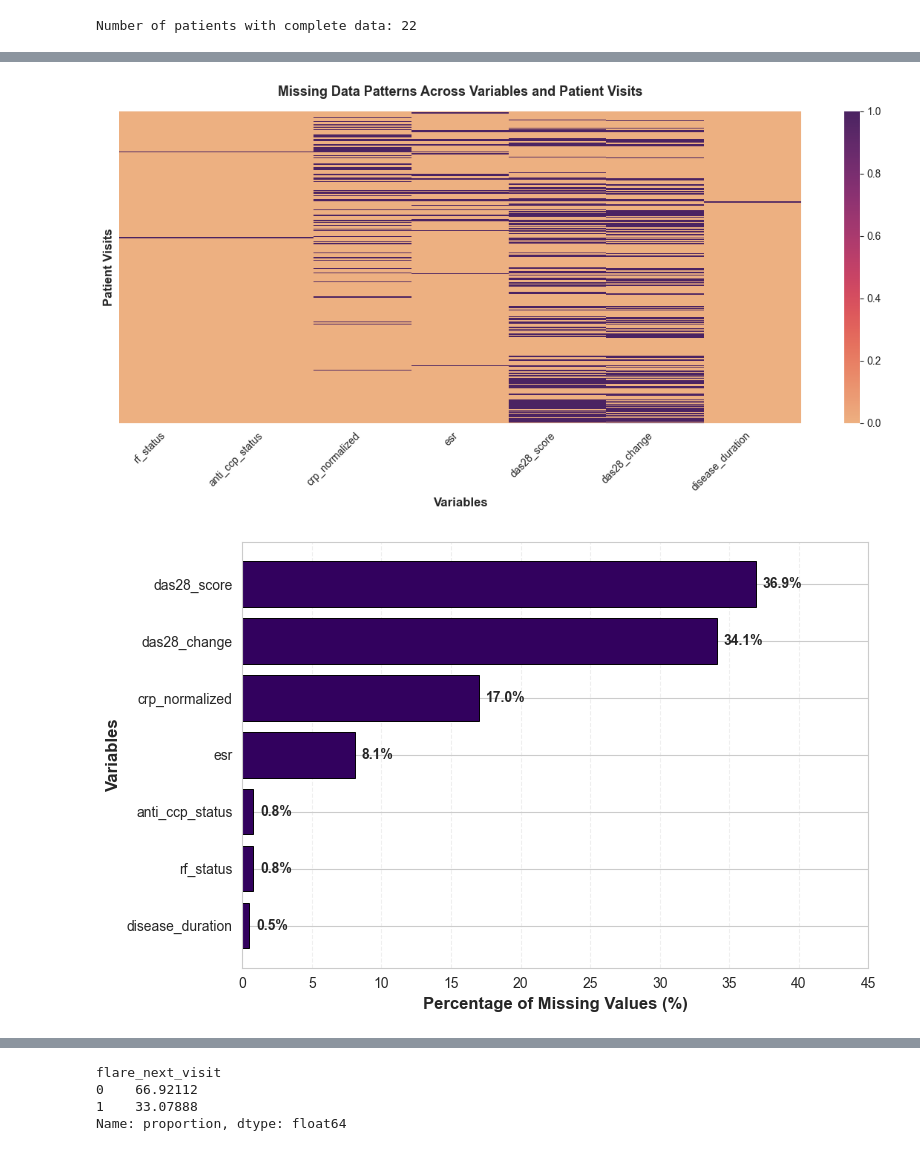
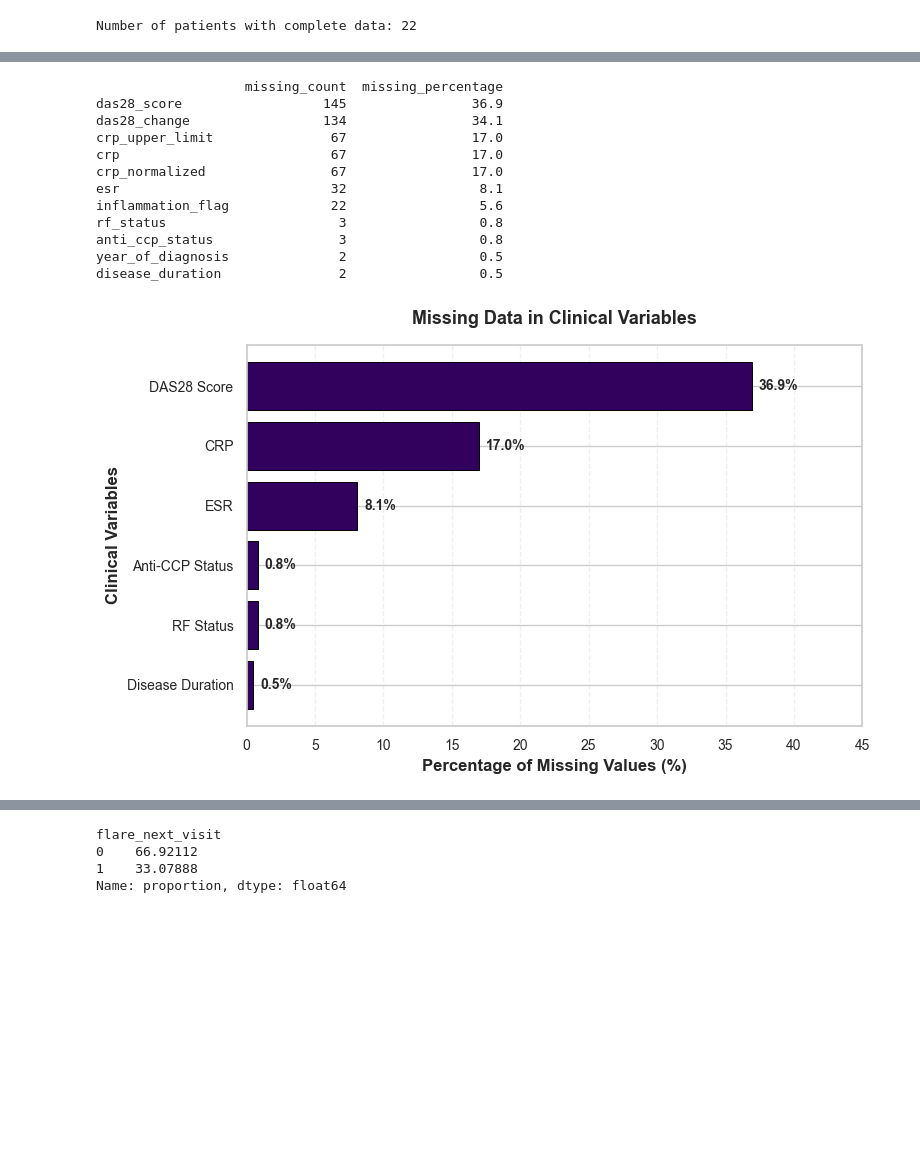
Before and after one commit to konnatzeik/Master_Thesis, a Jupyter notebook: notebooks/01_EDA.ipynb, the cells around one changed output, grey strips where cells are left out. Cells and saved outputs as stored; diff of their text form; code cells hidden in the pictures; blank space fills up the shorter version.

```diff
--- a/notebooks/01_EDA.ipynb
+++ b/notebooks/01_EDA.ipynb
@@ -218,47 +118,67 @@ Rows removed: 50
-# %%
-#Heatmap of missing data patterns for the dataset's variables
-
-missing_data_variables = [
-    'rf_status',
-    'anti_ccp_status',
-    'crp_normalized',
-    'esr',
-    'das28_score',
-    'das28_change',
-    'disease_duration'
-]
-
-plt.figure(figsize=(12, 6))
-sns.heatmap(df_cleaned[list(missing_data_variables)].isnull(), cbar=True, cmap='flare', yticklabels=False)
-plt.title('Missing Data Patterns Across Variables and Patient Visits', fontsize=13, fontweight='bold', pad=15)
-plt.xlabel('Variables', fontsize=12, fontweight='bold')
-plt.xticks(rotation=45, ha='right')
-plt.ylabel('Patient Visits', fontsize=12, fontweight='bold')
-plt.tight_layout()
-plt.show()
-# %% [output]
-[figure, removed]
 # %%
+missing_count = df_cleaned.isnull().sum()
+missing_percentage = (df_cleaned.isnull().mean() * 100).round(1)
+
+#Summary Table
+missing_table = pd.DataFrame({
+    'missing_count': missing_count,
+    'missing_percentage': missing_percentage
+    }).sort_values(by='missing_percentage', ascending=False)
+
+print(missing_table[missing_table['missing_percentage'] > 0])
+
+
+missing_data_variables = [
+    'rf_status',
+    'anti_ccp_status',
+    'crp_normalized',
+    'esr',
+    'das28_score',
+    'disease_duration'
+]
+
+labels={
+    'rf_status': 'RF Status',
+    'anti_ccp_status': 'Anti-CCP Status',
+    'crp_normalized': 'CRP',
+    'esr': 'ESR',
+    'das28_score': 'DAS28 Score',
+    'disease_duration': 'Disease Duration'
+}
 # Barplot of missing percentages
 plt.figure(figsize=(8, 5))
-
 missing_plot = (missing_table.loc[missing_table.index.isin(missing_data_variables)]
                 .sort_values(by='missing_percentage', ascending=True))
 bars = plt.barh(missing_plot.index, missing_plot['missing_percentage'], color="#32015EFF", edgecolor='black', linewidth=0.7)
+
+sorted_raw_indices = missing_plot.index
+y_labels = [labels.get(var, var) for var in sorted_raw_indices]
+
+plt.yticks(range(len(sorted_raw_indices)), y_labels, fontsize=10)
 
 for bar in bars:
     width = bar.get_width()
     plt.text(width + 0.5, bar.get_y() + bar.get_height()/2,
              f'{width:.1f}%', va='center', fontweight='bold', fontsize=10)
-
+plt.title('Missing Data in Clinical Variables', fontsize=13, fontweight='bold', pad=15)
 plt.xlabel('Percentage of Missing Values (%)', fontsize=12, fontweight='bold')
-plt.ylabel('Variables', fontsize=12, fontweight='bold')
+plt.ylabel('Clinical Variables', fontsize=12, fontweight='bold')
 plt.gca().tick_params(axis='x', labelsize=10)
-plt.gca().tick_params(axis='y', labelsize=10)
 plt.grid(axis='x', alpha=0.3, linestyle='--')
 plt.xlim(0, 45)
-
 plt.tight_layout()
 plt.show()
 # %% [output]
+                   missing_count  missing_percentage
+das28_score                  145                36.9
+das28_change                 134                34.1
+crp_upper_limit               67                17.0
+crp                           67                17.0
+crp_normalized                67                17.0
+esr                           32                 8.1
+inflammation_flag             22                 5.6
+rf_status                      3                 0.8
+anti_ccp_status                3                 0.8
+year_of_diagnosis              2                 0.5
+disease_duration               2                 0.5
-[figure, old version]
+[figure, new version]
```
Also changed, not shown: parts of 105 cells of this notebook.
